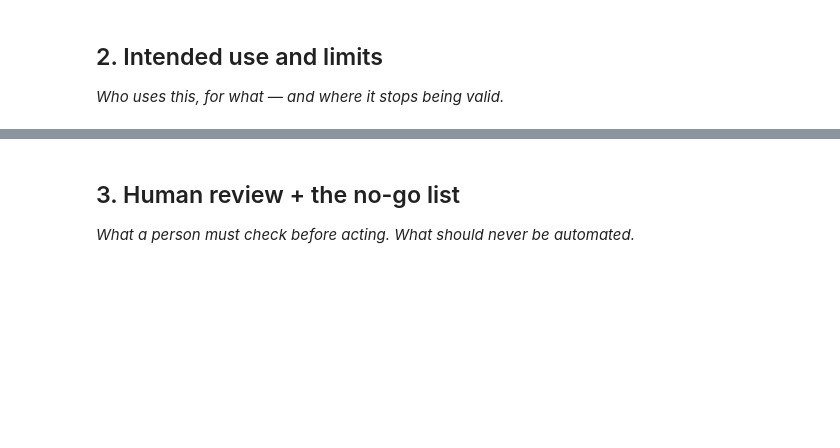
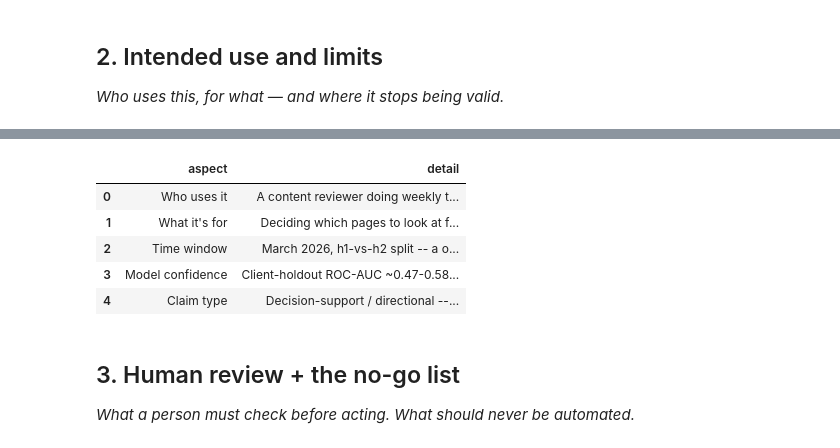
Before and after one commit to irene501/flyrank, a Jupyter notebook: work/notebooks/w07_action_playbook.ipynb, the cells around one changed output, grey strips where cells are left out. Cells and saved outputs as stored; diff of their text form; code cells hidden in the pictures; blank space fills up the shorter version.

```diff
--- a/work/notebooks/w07_action_playbook.ipynb
+++ b/work/notebooks/w07_action_playbook.ipynb
@@ -17,3 +163,19 @@ This skeleton is yours to fill. Work the sections **in order** — each one has
+# %%
+intended_use = pd.DataFrame([
+    {"aspect": "Who uses it", "detail": "A content reviewer doing weekly triage"},
+    {"aspect": "What it's for", "detail": "Deciding which pages to look at first, not a final verdict"},
+    {"aspect": "Time window", "detail": "March 2026, h1-vs-h2 split -- a one-month directional signal"},
+    {"aspect": "Model confidence", "detail": "Client-holdout ROC-AUC ~0.47-0.58 -- weak on unseen clients (Week 6)"},
+    {"aspect": "Claim type", "detail": "Decision-support / directional -- never causal, never a guarantee"},
+])
+intended_use
+# %% [output]
+|  | aspect | detail |
+| 0 | Who uses it | A content reviewer doing weekly t... |
+| 1 | What it's for | Deciding which pages to look at f... |
+| 2 | Time window | March 2026, h1-vs-h2 split -- a o... |
+| 3 | Model confidence | Client-holdout ROC-AUC ~0.47-0.58... |
+| 4 | Claim type | Decision-support / directional --... |
 # %% [markdown]
 ## 3. Human review + the no-go list
 
```
Also changed, not shown: parts of 10 cells of this notebook.
